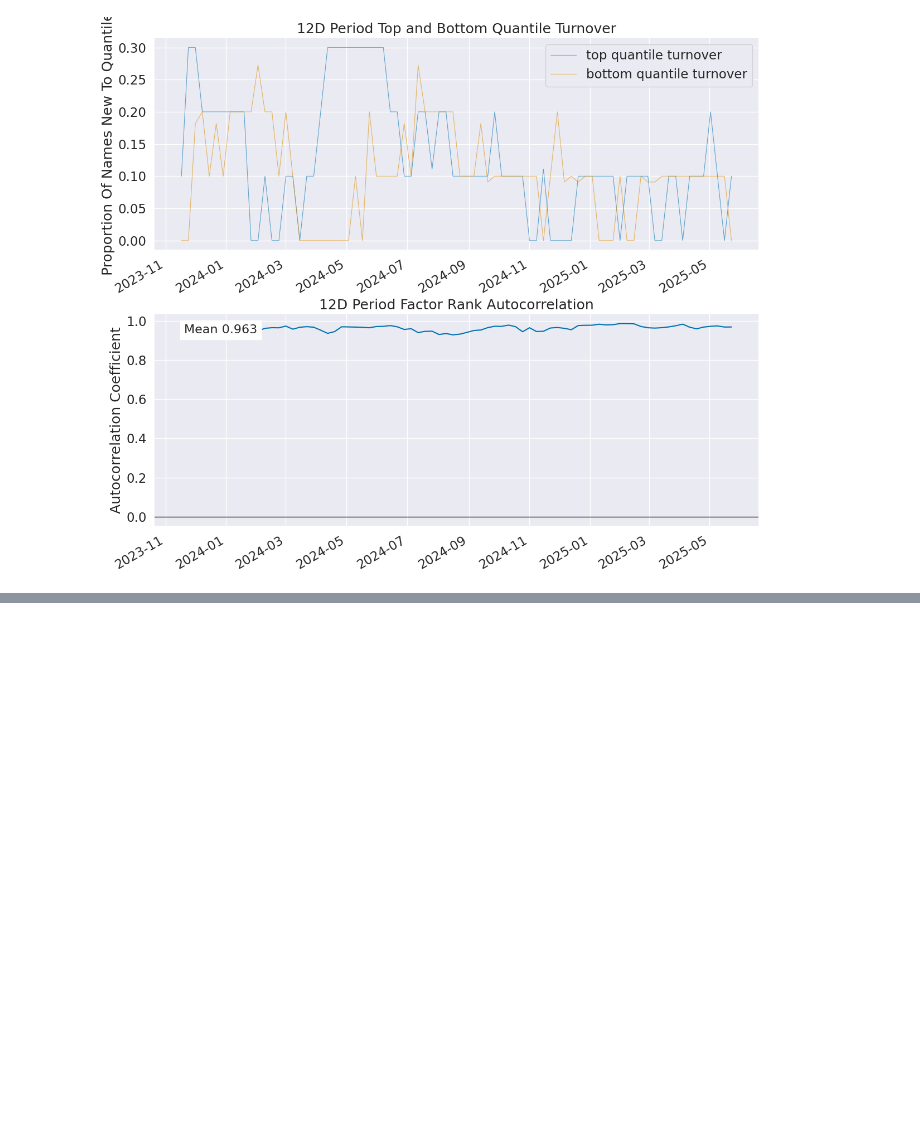
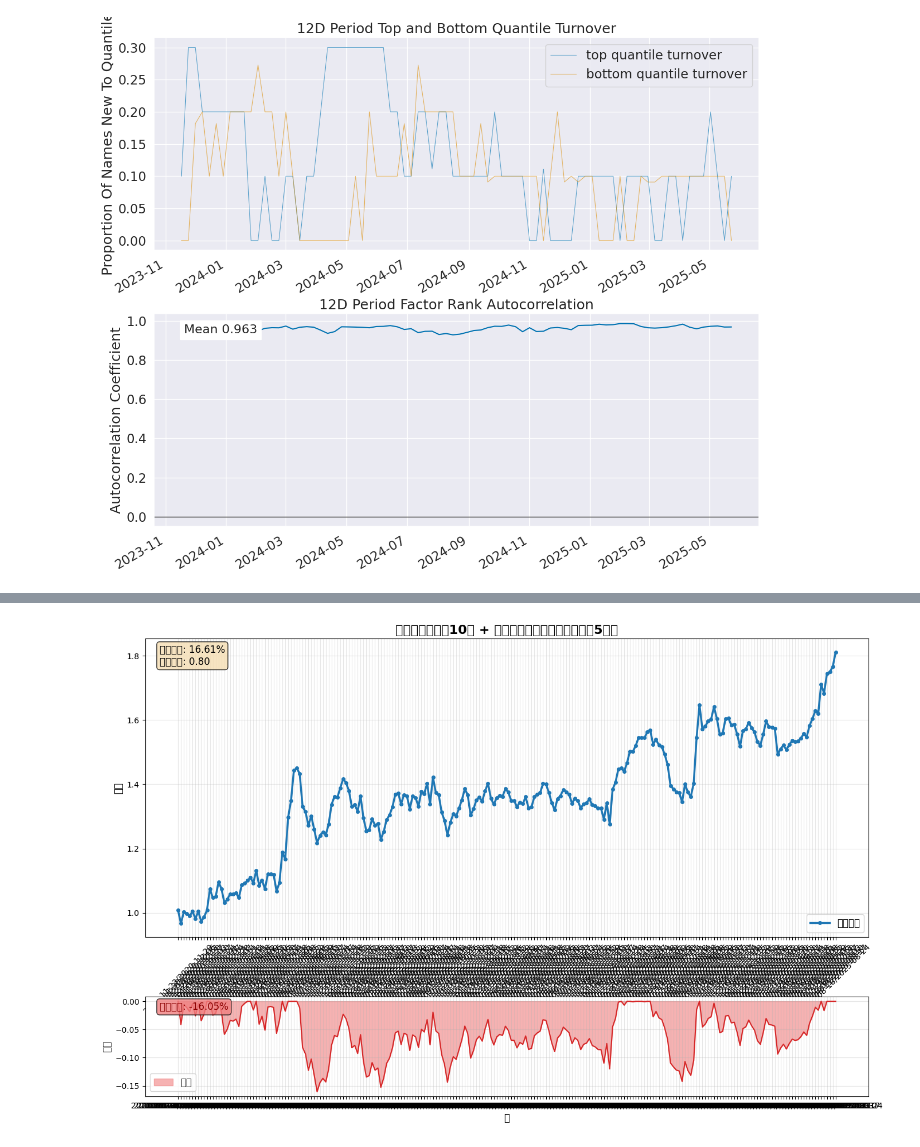
Before and after one commit to le0l1/quant-store, a Jupyter notebook: strategy/low-market-value.ipynb, the cells around one changed output, grey strips where cells are left out. Drawn from its saved outputs; the diff is of its cells as text; code cells hidden in the pictures; blank space fills up the shorter version.

```diff
--- a/strategy/low-market-value.ipynb
+++ b/strategy/low-market-value.ipynb
@@ -289,3 +289,21 @@ Turnover Analysis
 |  | 12D |
 | Mean Factor Rank Autocorrelation | 0.963 |
 [figure]
+# %%
+price_cache = {}
+
+print("开始下载股票价格数据...")
+for code in stocks_to_fetch:
+    try:
+        # 转换 A 股代码格式（akshare 接口需要）
+        df = ak.stock_zh_a_hist(symbol=code, period="daily", adjust="hfq")
+        if df is not None and not df.empty:
+            df['date'] = pd.to_datetime(df['日期'])
+            df['close'] = pd.to_numeric(df['收盘'], errors='coerce')
+            price_cache[code] = df[['date', 'close']].set_index('date')['close'].sort_index()
+        else:
+            price_cache[code] = pd.Series(dtype=float)
+    except Exception as e:
+        print(f"获取 {code} 数据失败: {e}")
+        price_cache[code] = pd.Series(dtype=float)
+print("价格数据下载完成！")
@@ -307,0 +675,53 @@ name: factor
+# %%
+import matplotlib.pyplot as plt
+import matplotlib.dates as mdates
+from matplotlib.patches import Patch
+
+# ========================
+# Step 6: 绘制净值曲线 + 回撤
+# ========================
+fig, (ax1, ax2) = plt.subplots(2, 1, figsize=(14, 9), gridspec_kw={'height_ratios': [3, 1]})
+
+# 净值曲线
+net_value.index = net_value.index.astype(str)  # Period → str 便于绘图
+ax1.plot(net_value.index, net_value.values,
+         label='策略净值', color='tab:blue', linewidth=2.5, marker='o', markersize=4)
+ax1.set_title('「每周涨幅最低10股 + 动量过滤」策略净值曲线（近5年）', fontsize=16, fontweight='bold')
+ax1.set_ylabel('净值', fontsize=12)
+ax1.grid(True, alpha=0.3)
+ax1.legend(fontsize=12)
+
+# 旋转x轴标签
+ax1.tick_params(axis='x', rotation=45)
+
+# 在图上标注年化收益和最大回撤
+ax1.text(0.02, 0.98, f"年化收益: {annual_return:.2%}\n夏普比率: {sharpe_ratio:.2f}",
+         transform=ax1.transAxes, fontsize=12,
+         bbox=dict(boxstyle="round", facecolor="wheat", alpha=0.8),
+         verticalalignment='top')
+
+# -----------------------
+# 回撤曲线
+# -----------------------
+drawdown.index = drawdown.index.astype(str)
+ax2.fill_between(drawdown.index, drawdown.values, 0,
+                 color='lightcoral', alpha=0.6, label='回撤')
+ax2.plot(drawdown.index, drawdown.values, color='tab:red', linewidth=1.5)
+ax2.set_ylabel('回撤', fontsize=12)
+ax2.set_xlabel('周', fontsize=12)
+ax2.grid(True, alpha=0.3)
+ax2.legend(fontsize=12)
+
+# 标注最大回撤
+max_dd = drawdown.min()
+ax2.text(0.02, 0.95, f"最大回撤: {max_dd:.2%}",
+         transform=ax2.transAxes, fontsize=12,
+         bbox=dict(boxstyle="round", facecolor="lightcoral", alpha=0.8),
+         verticalalignment='top', color='darkred')
+
+# 优化布局
+plt.tight_layout()
+plt.subplots_adjust(hspace=0.3)  # 子图间距
+plt.show()
+# %% [output]
+[figure, added]
```
Also changed, not shown: parts of 10 cells of this notebook, 1 other file.
